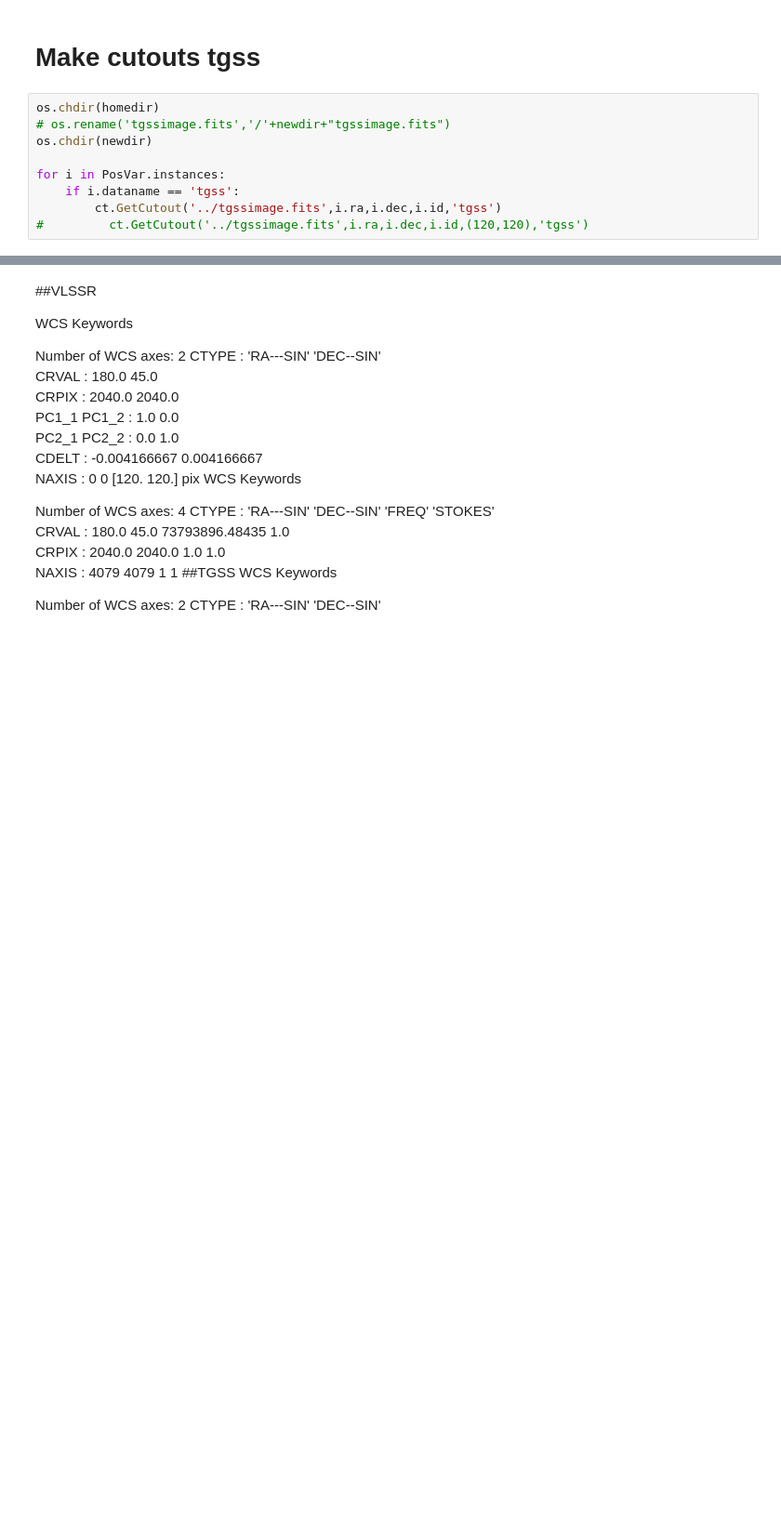
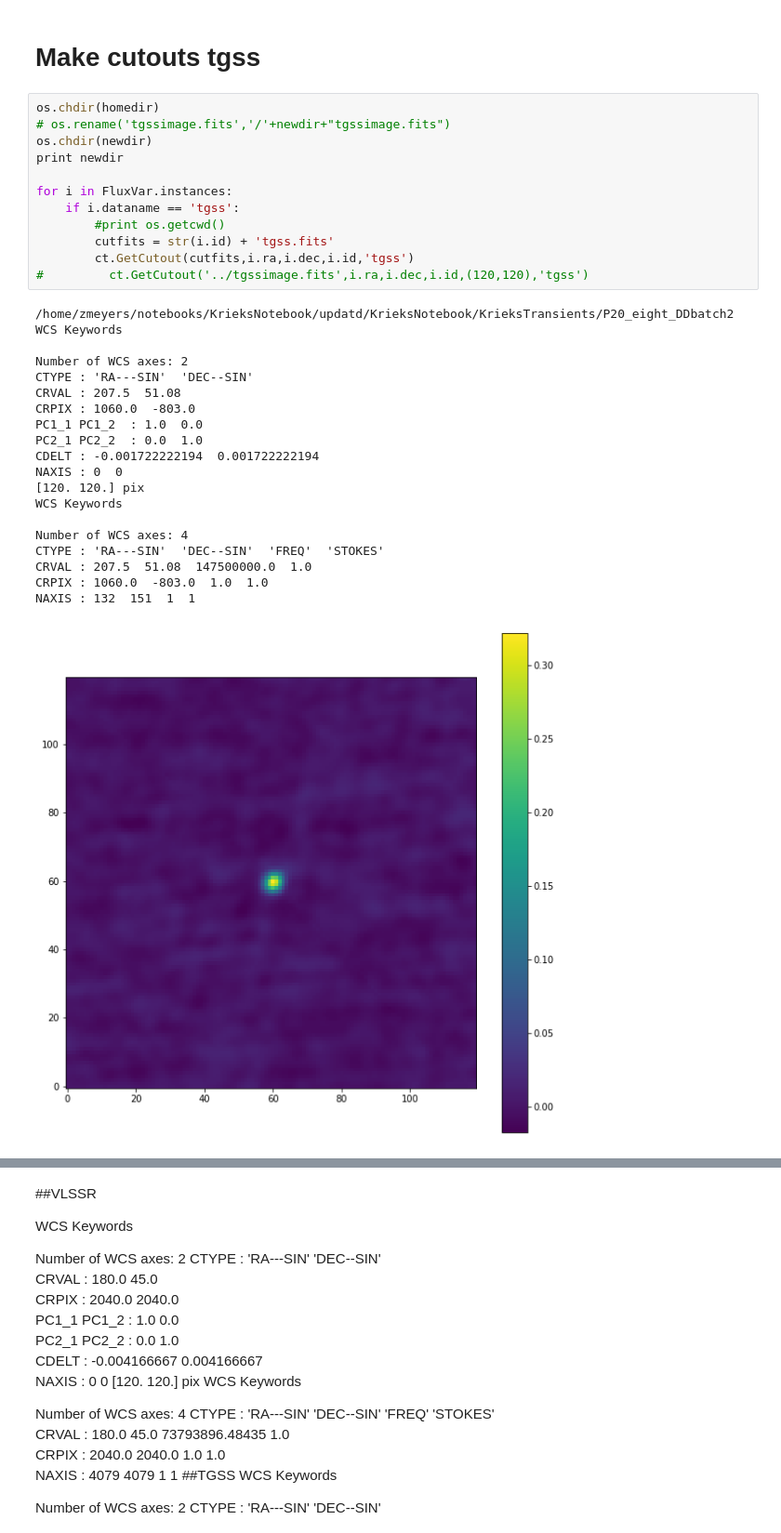
Before and after one commit to Kriandir/KrieksNotebook, a Jupyter notebook: KrieksTransients/FinalSortingTransientsbyKriek.ipynb, the cells around one changed output, grey strips where cells are left out. Shown at 93% size. Saved outputs shown, nothing was run; the diff lists cells and outputs as text; blank space fills up the shorter version.

Commit message:
CD bug squashed in cutout, working directories sorted in notebook

```diff
--- a/KrieksTransients/FinalSortingTransientsbyKriek.ipynb
+++ b/KrieksTransients/FinalSortingTransientsbyKriek.ipynb
@@ -1495,9 +1686,33 @@ for i in PosVar.instances:
 # %%
 os.chdir(homedir)
 # os.rename('tgssimage.fits','/'+newdir+"tgssimage.fits")
 os.chdir(newdir)
+print newdir
 
-for i in PosVar.instances:
+for i in FluxVar.instances:
     if i.dataname == 'tgss':
-        ct.GetCutout('../tgssimage.fits',i.ra,i.dec,i.id,'tgss')
+        #print os.getcwd()
+        cutfits = str(i.id) + 'tgss.fits'
+        ct.GetCutout(cutfits,i.ra,i.dec,i.id,'tgss')
 #         ct.GetCutout('../tgssimage.fits',i.ra,i.dec,i.id,(120,120),'tgss')
+# %% [output]
+/home/zmeyers/notebooks/KrieksNotebook/updatd/KrieksNotebook/KrieksTransients/P20_eight_DDbatch2
+WCS Keywords
+
+Number of WCS axes: 2
+CTYPE : 'RA---SIN'  'DEC--SIN'
+CRVAL : 207.5  51.08
+CRPIX : 1060.0  -803.0
+PC1_1 PC1_2  : 1.0  0.0
+PC2_1 PC2_2  : 0.0  1.0
+CDELT : -0.001722222194  0.001722222194
+NAXIS : 0  0
+[120. 120.] pix
+WCS Keywords
+
+Number of WCS axes: 4
+CTYPE : 'RA---SIN'  'DEC--SIN'  'FREQ'  'STOKES'
+CRVAL : 207.5  51.08  147500000.0  1.0
+CRPIX : 1060.0  -803.0  1.0  1.0
+NAXIS : 132  151  1  1
+[figure, added]
```
Also changed, not shown: parts of 28 cells of this notebook, 14 other files.
